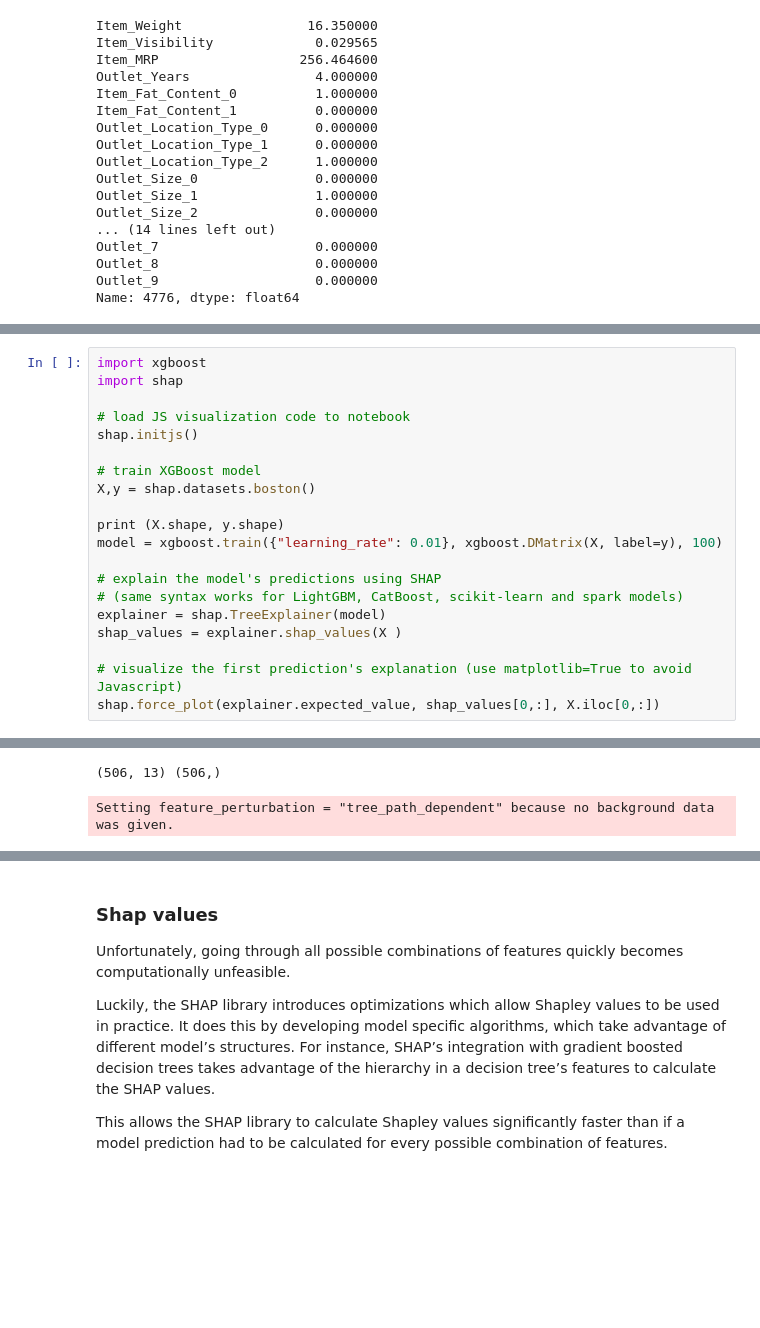
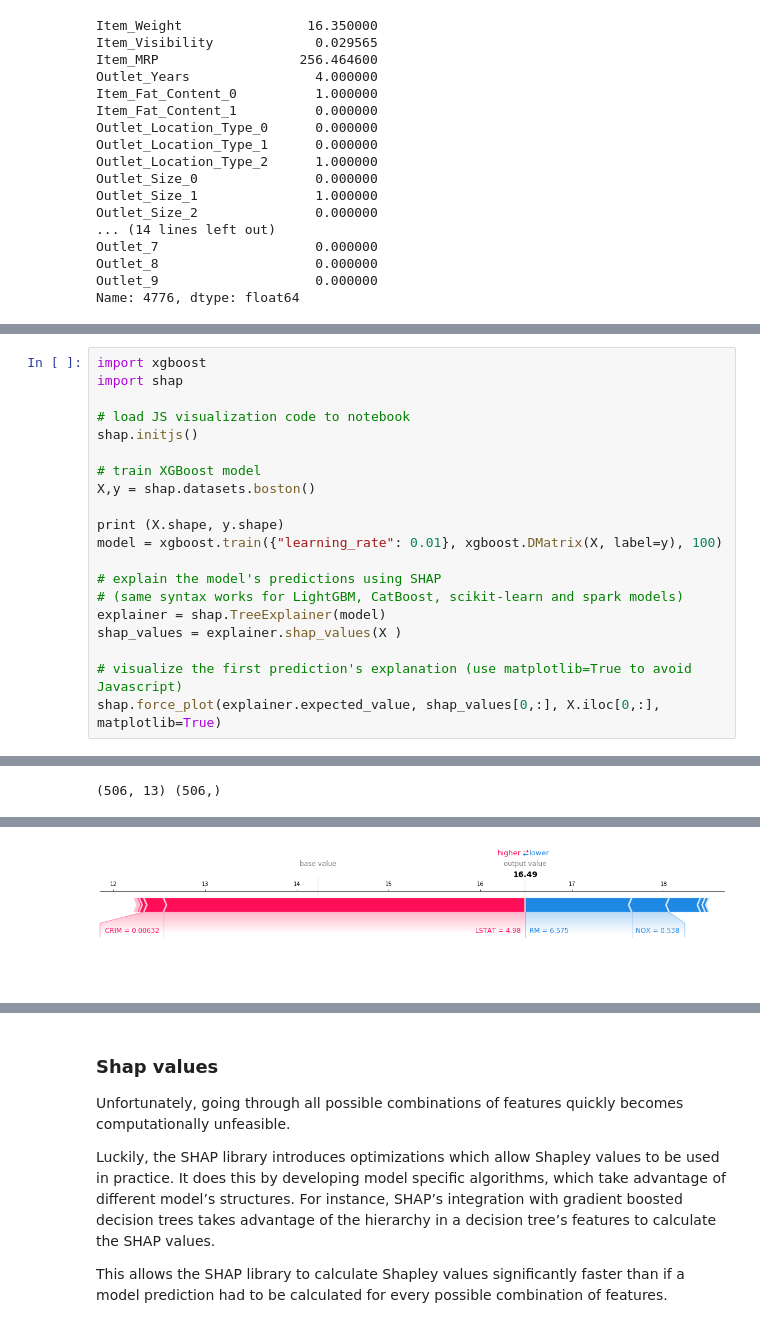
Before and after one commit to ShaunakSen/Data-Science-and-Machine-Learning, a Jupyter notebook: Machine_Learning_Interpretibility.ipynb, the cells around one changed output, grey strips where cells are left out. Drawn from its saved outputs; the diff is of its cells as text; blank space fills up the shorter version.

```diff
--- a/Machine_Learning_Interpretibility.ipynb
+++ b/Machine_Learning_Interpretibility.ipynb
@@ -403,8 +395,7 @@ explainer = shap.TreeExplainer(model)
 shap_values = explainer.shap_values(X )
 
 # visualize the first prediction's explanation (use matplotlib=True to avoid Javascript)
-shap.force_plot(explainer.expected_value, shap_values[0,:], X.iloc[0,:])
+shap.force_plot(explainer.expected_value, shap_values[0,:], X.iloc[0,:], matplotlib=True)
 # %% [output]
 [interactive output not drawn]
 (506, 13) (506,)
-Setting feature_perturbation = "tree_path_dependent" because no background data was given.
@@ -412,3 +402,4 @@ Setting feature_perturbation = "tree_path_dependent" because no background data
+[figure, added]
 # %% [markdown]
 ## Interpreting complex models with SHAP values
 
```
Also changed, not shown: parts of 4 cells of this notebook.
